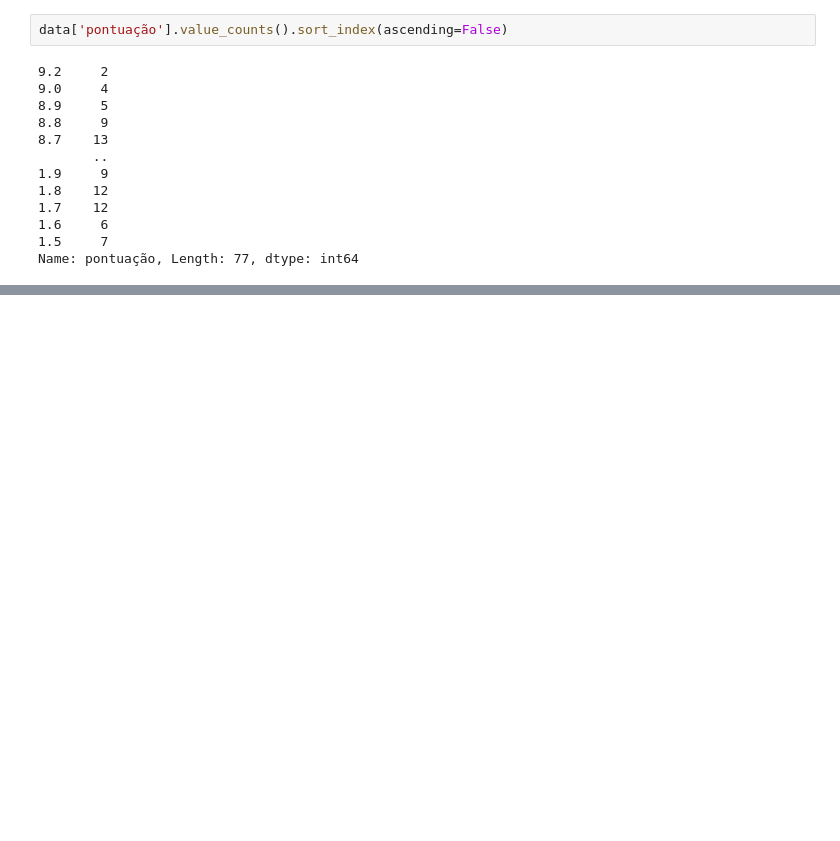
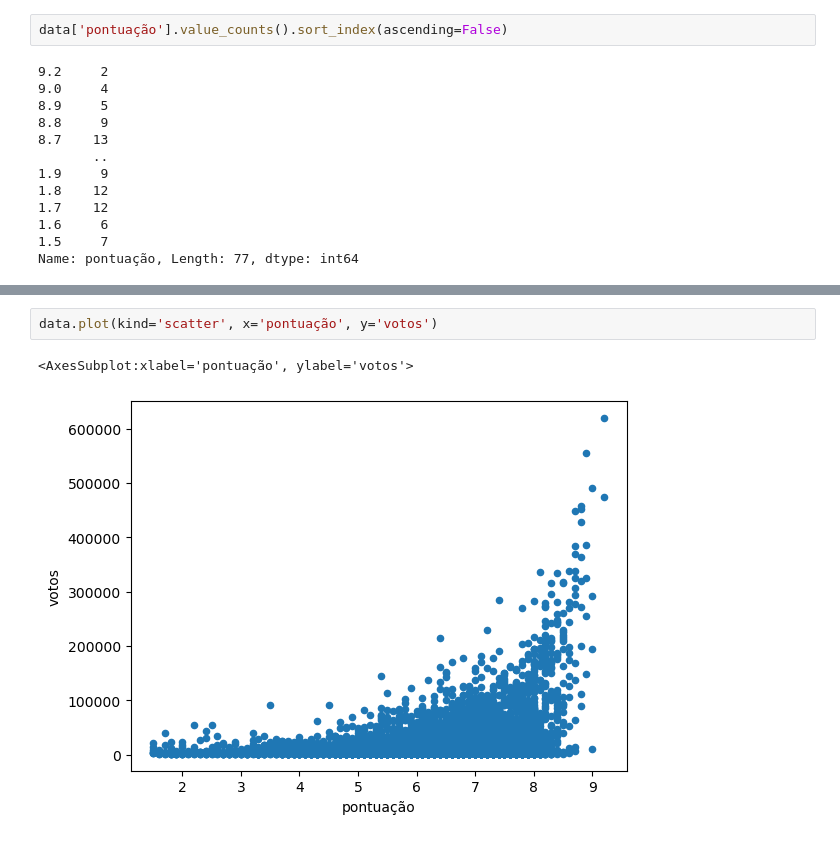
Before and after one commit to pepz1n/Learning-Python, a Jupyter notebook: python_juypter_files/pepz1nJupyter/dataAnalise.ipynb, the cells around one changed output, grey strips where cells are left out. Cells and saved outputs as stored; diff of their text form; blank space fills up the shorter version.

```diff
--- a/python_juypter_files/pepz1nJupyter/dataAnalise.ipynb
+++ b/python_juypter_files/pepz1nJupyter/dataAnalise.ipynb
@@ -223,0 +227,5 @@ Mariana
+# %%
+data.plot(kind='scatter', x='pontuação', y='votos')
+# %% [output]
+<AxesSubplot:xlabel='pontuação', ylabel='votos'>
+[figure, added]
```
Also changed, not shown: parts of 24 cells of this notebook, 4 other files.
